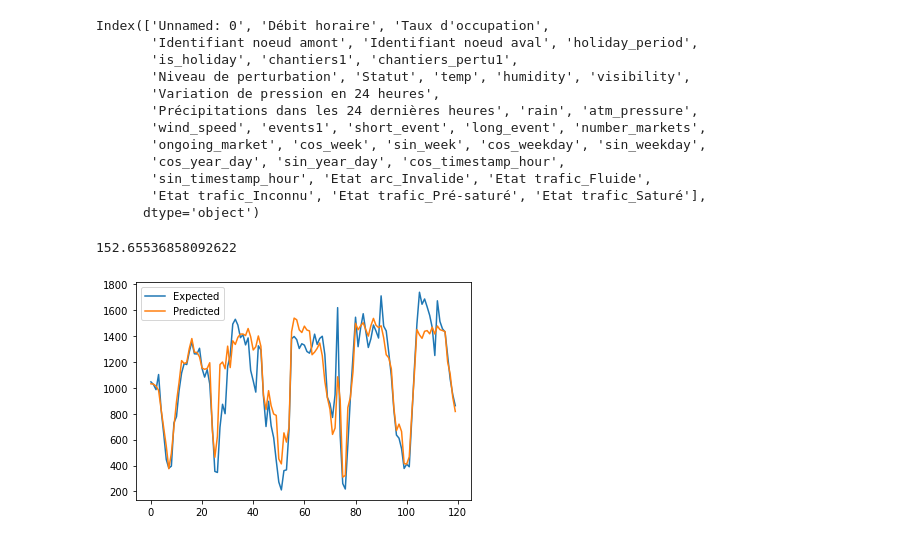
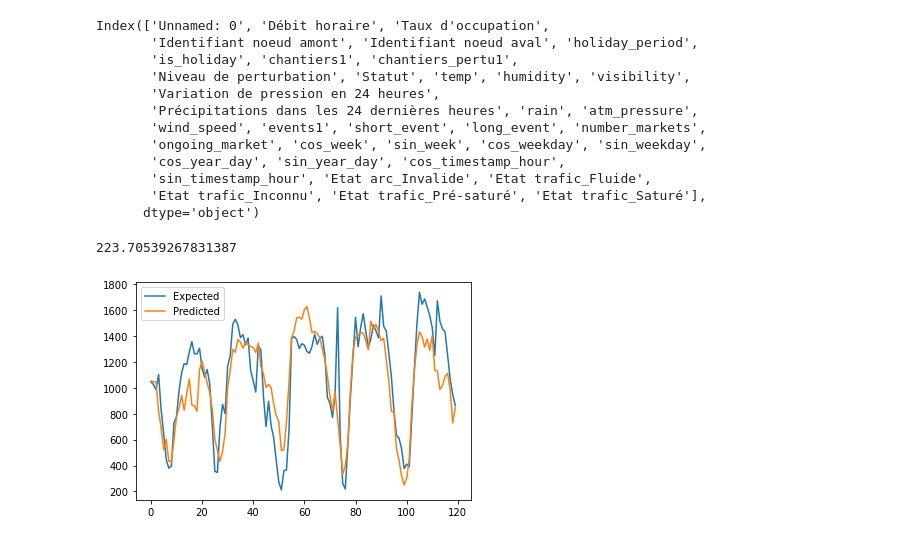
Before and after one commit to Behachee/Road-Traffic-Prediction-Paris, a Jupyter notebook: XGBoost.ipynb, the cells around one changed output. Cells and saved outputs as stored; diff of their text form; code cells hidden in the pictures.

```diff
--- a/XGBoost.ipynb
+++ b/XGBoost.ipynb
@@ -470,35 +485,32 @@ Index(['Unnamed: 0', 'Débit horaire', 'Taux d'occupation',
        'Etat trafic_Inconnu', 'Etat trafic_Pré-saturé', 'Etat trafic_Saturé'],
       dtype='object')
 # %%
-champs_numeric = champs.drop(columns=['Libelle', 'Date et heure de comptage', 'Libelle noeud amont', 'Libelle noeud aval', 'date', 'timestamp', 'timestamp_short', 'arrondissement','Identifiant arc', 'holiday', 'yearmonth', 'day_of_week'], errors='ignore')
-
-champs_numeric = pd.get_dummies(champs_numeric, columns=['Etat arc', 'Etat trafic'], drop_first=True)
+champs_numeric = champs.drop(columns=['Libelle', "Taux d'occupation", 'Date et heure de comptage', 'Libelle noeud amont', 'Libelle noeud aval', 'date', 'timestamp', 'timestamp_short', 'arrondissement','Identifiant arc', 'holiday', 'yearmonth', 'day_of_week', 'Etat arc', 'Etat trafic'], errors='ignore')
 
 train, test = champs_numeric.iloc[:-120, :], champs_numeric.iloc[-120:, :]
 
 trainX, trainy = train.loc[:, train.columns != 'Débit horaire'], train.loc[:, ['Débit horaire']]
 testX, testy = test.loc[:, test.columns != 'Débit horaire'], test.loc[:, ['Débit horaire']]
-
 
 trainX = np.asarray(trainX)
 trainy = np.asarray(trainy)
 testX = np.asarray(testX)
 testy = np.asarray(testy)
 
 model = XGBRegressor(objective='reg:squarederror', n_estimators=1000)
 model.fit(trainX, trainy)
 
 yhat = model.predict(testX)
 
 error = mean_squared_error(testy, yhat)
 
 rmse = np.sqrt(error)
 print(rmse)
 # plot expected vs preducted
 plt.plot(testy, label='Expected')
 plt.plot(yhat, label='Predicted')
 plt.legend()
 plt.show()
 # %% [output]
-152.65536858092622
+223.70539267831387
-[figure, old version]
+[figure, new version]
```
Also changed, not shown: parts of 7 cells of this notebook.
